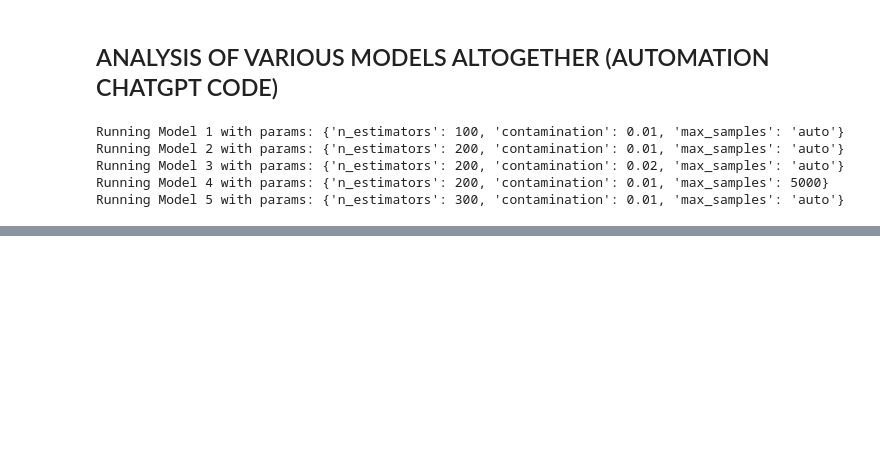
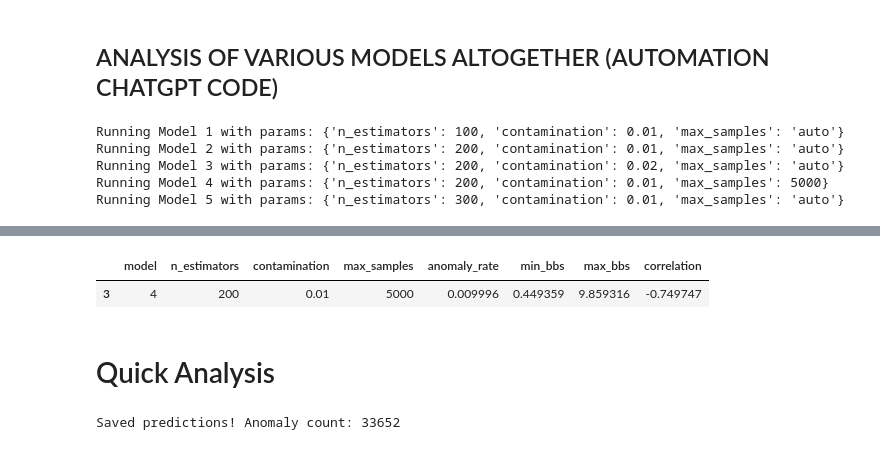
Before and after one commit to Bhuvan1205/BehaviorGaurd-AI, a Jupyter notebook: notebooks/V2.ipynb, the cells around one changed output, grey strips where cells are left out. Cells and saved outputs as stored; diff of their text form; code cells hidden in the pictures; blank space fills up the shorter version.

```diff
--- a/notebooks/V2.ipynb
+++ b/notebooks/V2.ipynb
@@ -452,0 +453,5 @@ C:\Users\vinja\Desktop\BehaviorGaurd-AI\notebooks
+# %%
+results_df[3:4]
+# %% [output]
+|  | model | n_estimators | contamination | max_samples | anomaly_rate | min_bbs | max_bbs | correlation |
+| 3 | 4 | 200 | 0.01 | 5000 | 0.009996 | 0.449359 | 9.859316 | -0.749747 |
@@ -452,0 +498,36 @@ C:\Users\vinja\Desktop\BehaviorGaurd-AI\notebooks
+# %% [markdown]
+<h1>Quick Analysis</h1>
+# %%
+# 1. Load your data (you probably already did this)
+df = pd.read_csv('../data/processed/enriched_logon.csv')
+
+# 2. Prepare features (you already did this)
+X = df[['logon_count', 'logoff_count', 'unique_pcs',
+        'hour', 'z_logon', 'z_pcs', 'night_flag']]
+
+# 3. Scale (you already did this)
+scaler = StandardScaler()
+X_scaled = scaler.fit_transform(X)
+
+# 4. Train model (you already did this)
+model = IsolationForest(
+    n_estimators=200,
+    contamination=0.01,
+    max_samples=5000,
+    random_state=42
+)
+model.fit(X_scaled)
+
+# 5. Make predictions
+predictions = model.predict(X_scaled)
+
+# 6. ADD THIS: Save predictions to dataframe
+df['anomaly'] = predictions
+df['anomaly_score'] = model.decision_function(X_scaled)
+
+# 7. Save to new file
+df.to_csv('../data/processed/enriched_logon_with_predictions.csv', index=False)
+
+print(f"Saved predictions! Anomaly count: {(predictions == -1).sum()}")
+# %% [output]
+Saved predictions! Anomaly count: 33652
```
Also changed, not shown: parts of 29 cells of this notebook, 6 other files.
